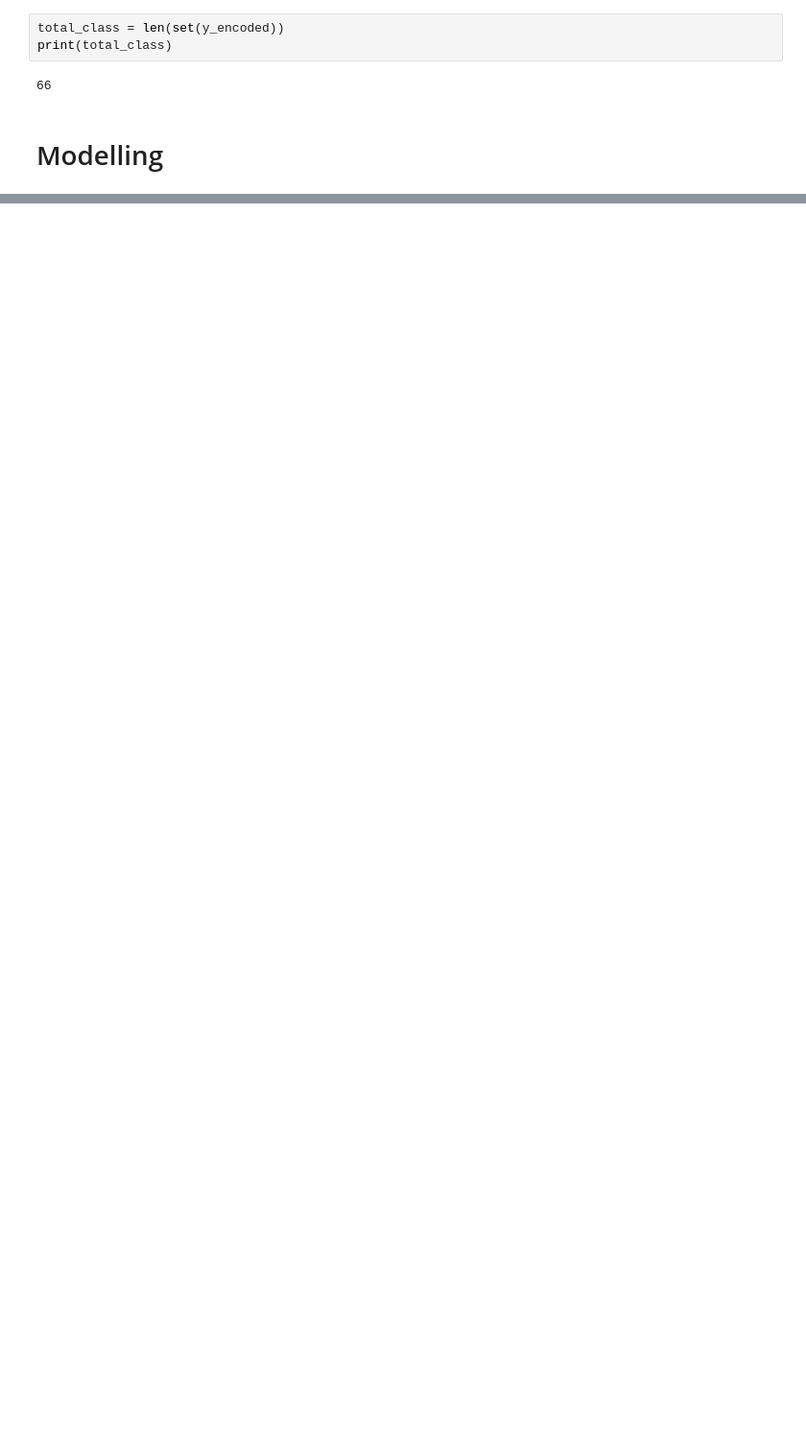
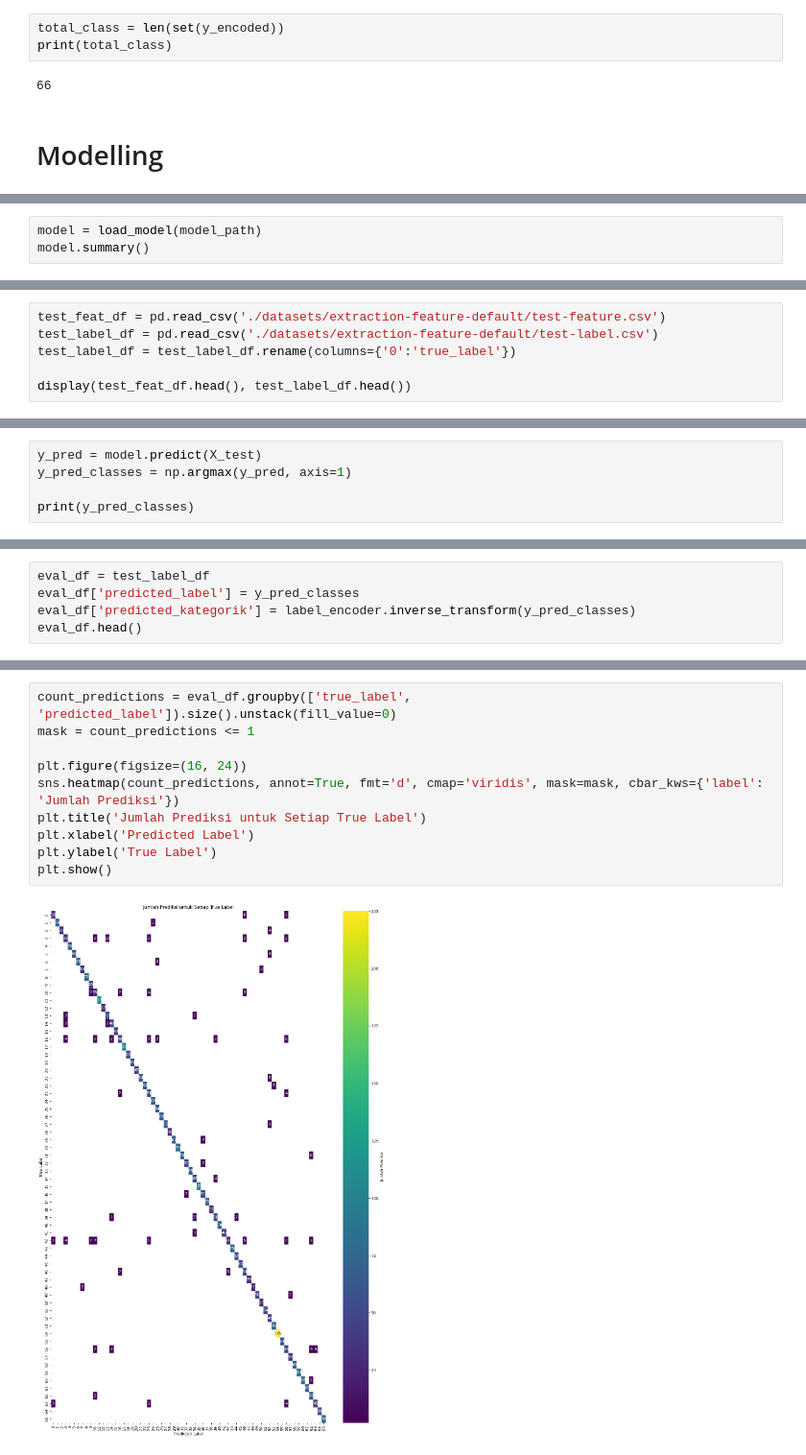
Before and after one commit to Swara-id/ml, a Jupyter notebook: modelling.ipynb, the cells around one changed output, grey strips where cells are left out. Shown: that part at 96% size. Cells and saved outputs as stored; diff of their text form; blank space fills up the shorter version.

Commit message:
feat: update modelling.ipynb and create utility for easy evaluating

```diff
--- a/modelling.ipynb
+++ b/modelling.ipynb
@@ -256,0 +333,3 @@ Test accuracy: 0.87
+# %%
+model = load_model(model_path)
+model.summary()
@@ -256,0 +354,6 @@ Test accuracy: 0.87
+# %%
+test_feat_df = pd.read_csv('./datasets/extraction-feature-default/test-feature.csv')
+test_label_df = pd.read_csv('./datasets/extraction-feature-default/test-label.csv')
+test_label_df = test_label_df.rename(columns={'0':'true_label'})
+
+display(test_feat_df.head(), test_label_df.head())
@@ -256,0 +374,5 @@ Test accuracy: 0.87
+# %%
+y_pred = model.predict(X_test)
+y_pred_classes = np.argmax(y_pred, axis=1)
+
+print(y_pred_classes)
@@ -256,0 +382,5 @@ Test accuracy: 0.87
+# %%
+eval_df = test_label_df
+eval_df['predicted_label'] = y_pred_classes
+eval_df['predicted_kategorik'] = label_encoder.inverse_transform(y_pred_classes)
+eval_df.head()
@@ -256,0 +448,12 @@ Test accuracy: 0.87
+# %%
+count_predictions = eval_df.groupby(['true_label', 'predicted_label']).size().unstack(fill_value=0)
+mask = count_predictions <= 1
+
+plt.figure(figsize=(16, 24))
+sns.heatmap(count_predictions, annot=True, fmt='d', cmap='viridis', mask=mask, cbar_kws={'label': 'Jumlah Prediksi'})
+plt.title('Jumlah Prediksi untuk Setiap True Label')
+plt.xlabel('Predicted Label')
+plt.ylabel('True Label')
+plt.show()
+# %% [output]
+[figure, added]
```
Also changed, not shown: parts of 21 cells of this notebook, 2 other files.
